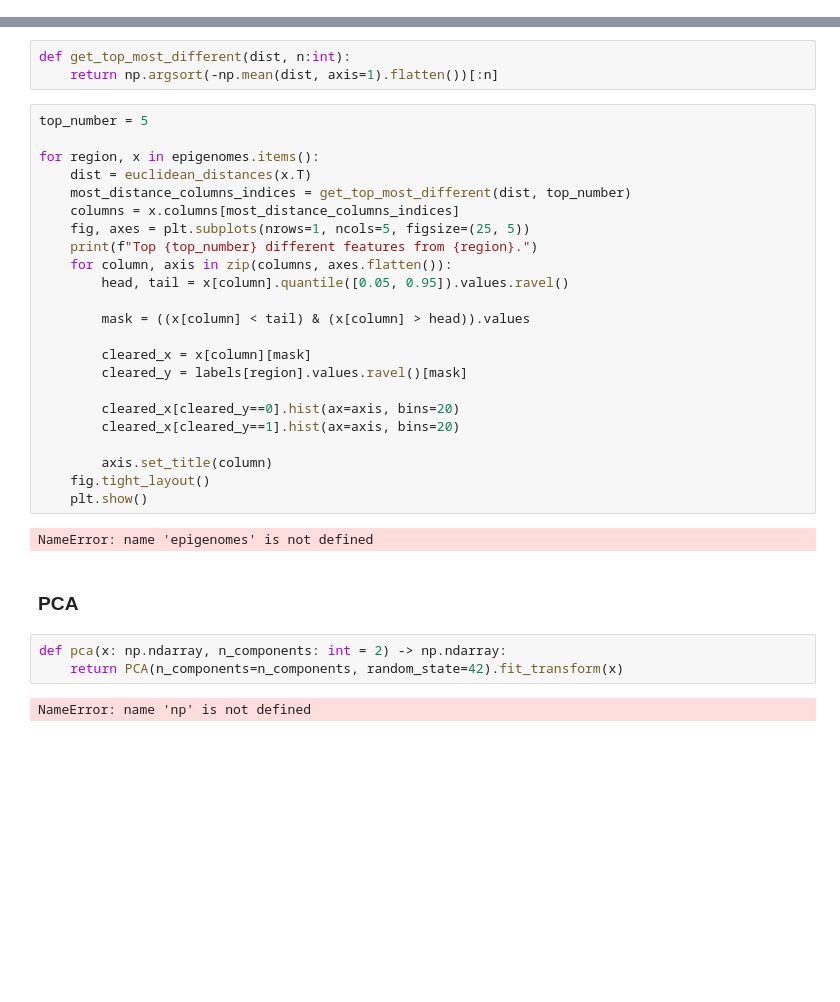
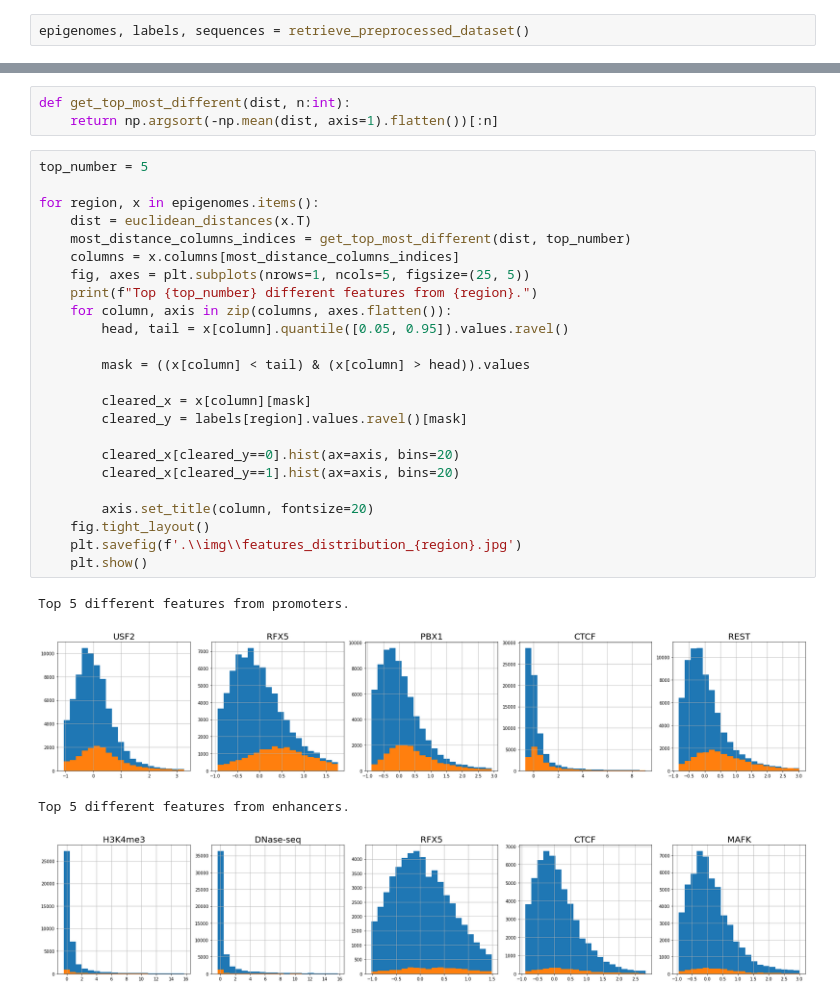
Before and after one commit to NaomiDemolli/Bioinformatics_project, a Jupyter notebook: code/project.ipynb, the cells around one changed output, grey strips where cells are left out. Cells and saved outputs as stored; diff of their text form; blank space fills up the shorter version.

```diff
--- a/code/project.ipynb
+++ b/code/project.ipynb
@@ -29,3 +18,5 @@ labels = {
+# %%
+epigenomes, labels, sequences = retrieve_preprocessed_dataset()
 # %% [markdown]
 ### Features distribution
 # %%
@@ -36,32 +27,29 @@ def get_top_most_different(dist, n:int):
 # %%
 top_number = 5
 
 for region, x in epigenomes.items():
     dist = euclidean_distances(x.T)
     most_distance_columns_indices = get_top_most_different(dist, top_number)
     columns = x.columns[most_distance_columns_indices]
     fig, axes = plt.subplots(nrows=1, ncols=5, figsize=(25, 5))
     print(f"Top {top_number} different features from {region}.")
     for column, axis in zip(columns, axes.flatten()):
         head, tail = x[column].quantile([0.05, 0.95]).values.ravel()
 
         mask = ((x[column] < tail) & (x[column] > head)).values
 
         cleared_x = x[column][mask]
         cleared_y = labels[region].values.ravel()[mask]
 
         cleared_x[cleared_y==0].hist(ax=axis, bins=20)
         cleared_x[cleared_y==1].hist(ax=axis, bins=20)
 
-        axis.set_title(column)
+        axis.set_title(column, fontsize=20)
     fig.tight_layout()
+    plt.savefig(f'.\\img\\features_distribution_{region}.jpg')
     plt.show()
 # %% [output]
-NameError: name 'epigenomes' is not defined
+Top 5 different features from promoters.
+[figure, added]
+Top 5 different features from enhancers.
+[figure, added]
-# %% [markdown]
-### PCA
-# %%
-def pca(x: np.ndarray, n_components: int = 2) -> np.ndarray:
-    return PCA(n_components=n_components, random_state=42).fit_transform(x)
-# %% [output]
-NameError: name 'np' is not defined
```
Also changed, not shown: parts of 19 cells of this notebook.
